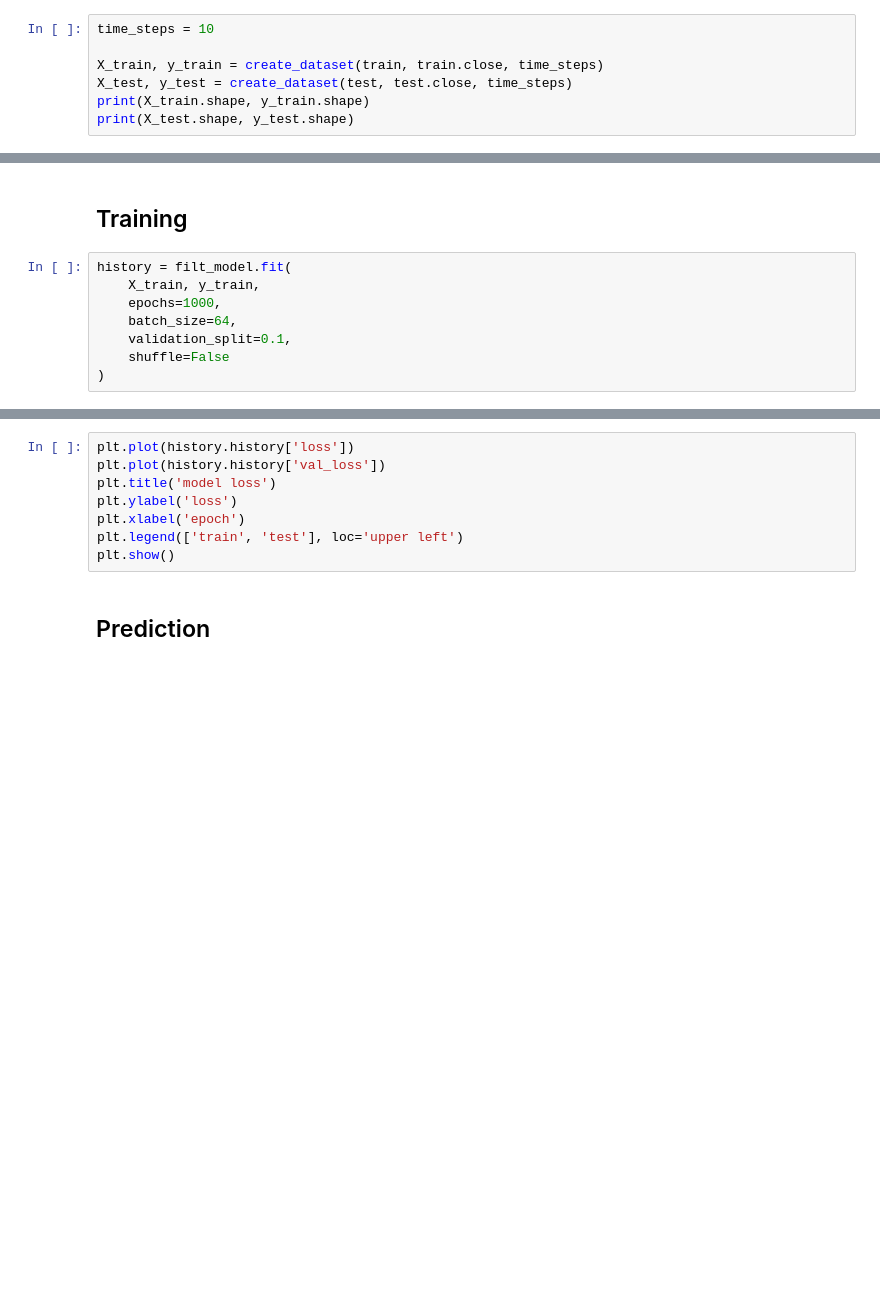
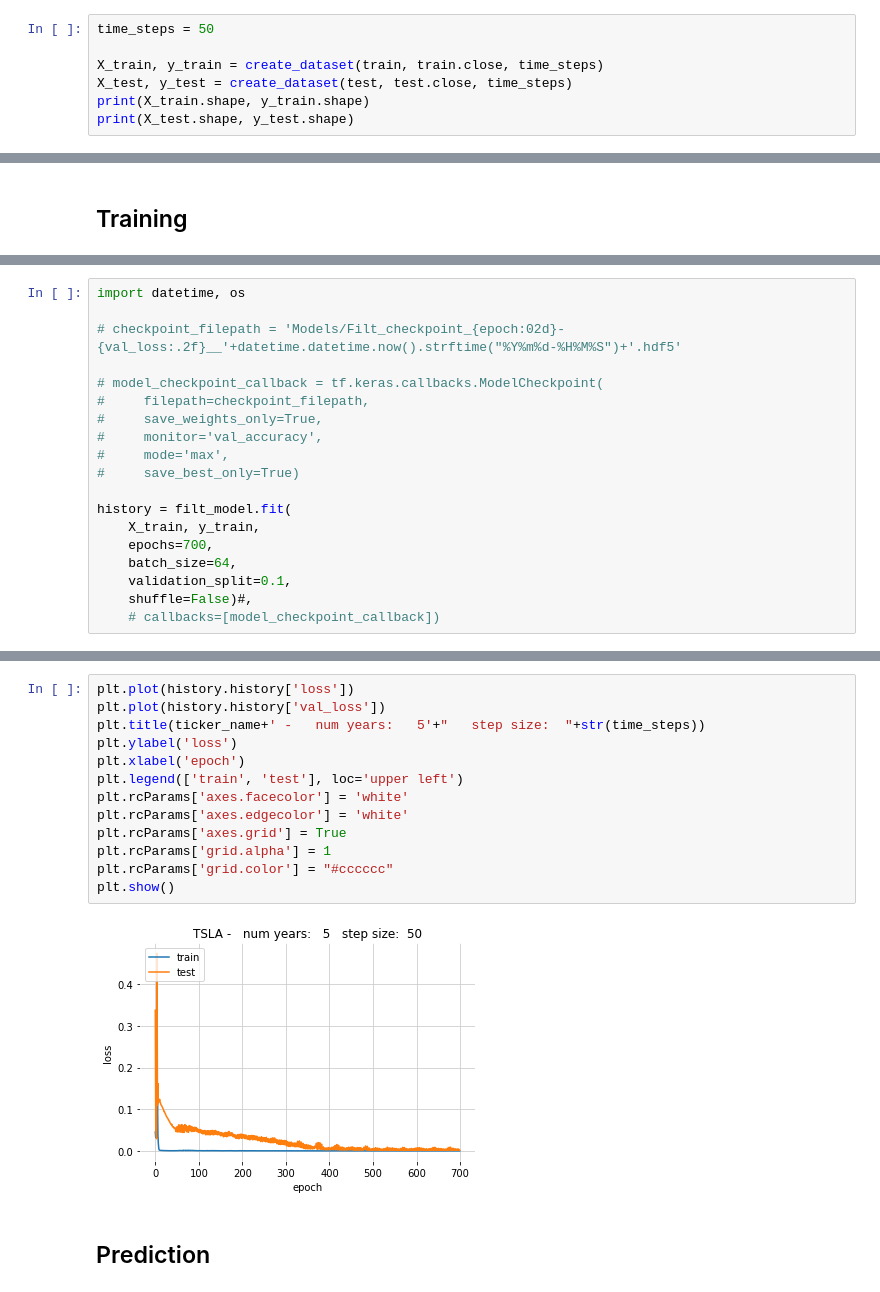
Before and after one commit to fhfonsecaa/stock_prediction_DM, a Jupyter notebook: LSTM_Filtered.ipynb, the cells around one changed output, grey strips where cells are left out. Drawn from its saved outputs; the diff is of its cells as text; blank space fills up the shorter version.

Commit message:
Clean Up and parameters for slides

```diff
--- a/LSTM_Filtered.ipynb
+++ b/LSTM_Filtered.ipynb
@@ -376,7 +379,7 @@ def create_dataset(X, y, time_steps=1):
         ys.append(y.iloc[i + time_steps])
     return np.array(Xs), np.array(ys)
 # %%
-time_steps = 10
+time_steps = 50
 
 X_train, y_train = create_dataset(train, train.close, time_steps)
 X_test, y_test = create_dataset(test, test.close, time_steps)
@@ -403,10 +434,2 @@ filt_model.compile(loss='mean_squared_error', optimizer='adam')
 # %% [markdown]
 ## Training
-# %%
-history = filt_model.fit(
-    X_train, y_train,
-    epochs=1000,
-    batch_size=64,
-    validation_split=0.1,
-    shuffle=False
-)
@@ -430,0 +436,19 @@ Epoch 312/1000
+# %%
+import datetime, os
+
+# checkpoint_filepath = 'Models/Filt_checkpoint_{epoch:02d}-{val_loss:.2f}__'+datetime.datetime.now().strftime("%Y%m%d-%H%M%S")+'.hdf5'
+
+# model_checkpoint_callback = tf.keras.callbacks.ModelCheckpoint(
+#     filepath=checkpoint_filepath,
+#     save_weights_only=True,
+#     monitor='val_accuracy',
+#     mode='max',
+#     save_best_only=True)
+
+history = filt_model.fit(
+    X_train, y_train,
+    epochs=700,
+    batch_size=64,
+    validation_split=0.1,
+    shuffle=False)#,
+    # callbacks=[model_checkpoint_callback])
@@ -431,11 +474,18 @@ Epoch 312/1000
 # %%
 plt.plot(history.history['loss'])
 plt.plot(history.history['val_loss'])
-plt.title('model loss')
+plt.title(ticker_name+' -   num years:   5'+"   step size:  "+str(time_steps))
 plt.ylabel('loss')
 plt.xlabel('epoch')
 plt.legend(['train', 'test'], loc='upper left')
+plt.rcParams['axes.facecolor'] = 'white'
+plt.rcParams['axes.edgecolor'] = 'white'
+plt.rcParams['axes.grid'] = True
+plt.rcParams['grid.alpha'] = 1
+plt.rcParams['grid.color'] = "#cccccc"
 plt.show()
+# %% [output]
+[figure, added]
 # %% [markdown]
 ## Prediction
 # %%
```
Also changed, not shown: parts of 8 cells of this notebook, 4 other files.
